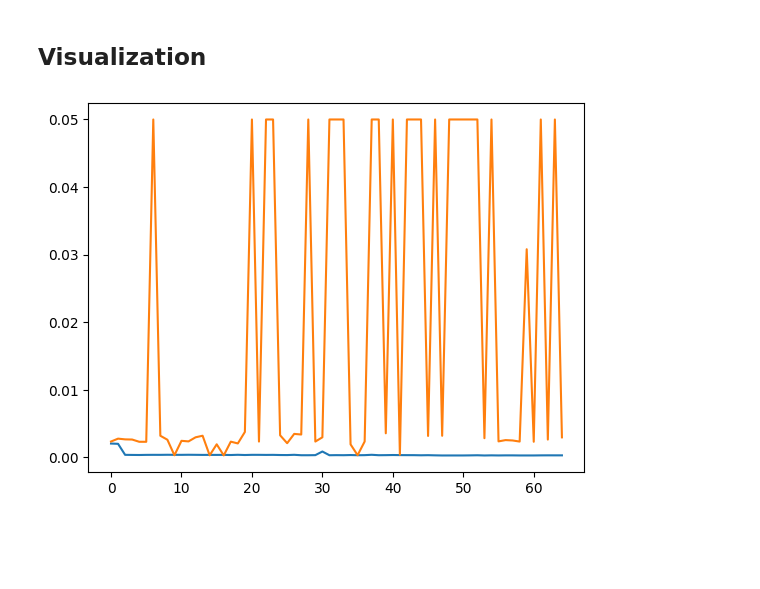
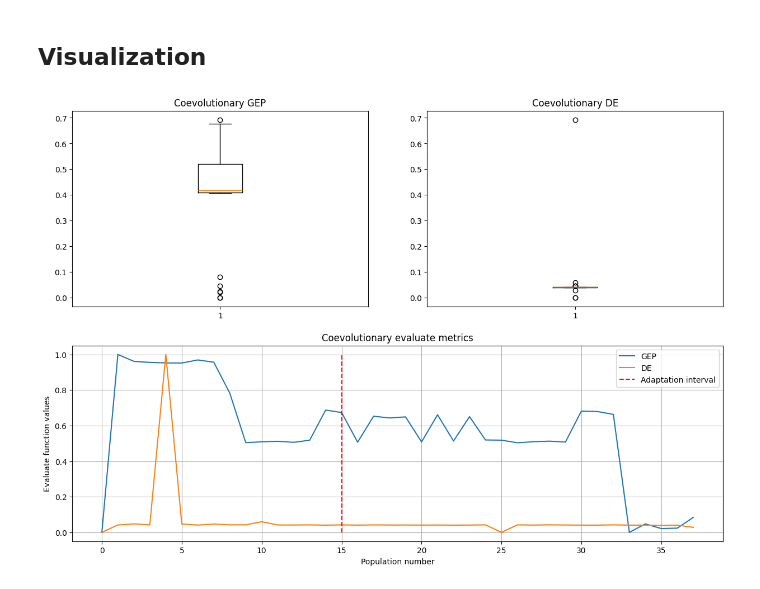
Before and after one commit to suboty/ret, a Jupyter notebook: research/coevolutionary_algorithm.ipynb, the cells around one changed output. Saved outputs shown, nothing was run; the diff lists cells and outputs as text; code cells hidden in the pictures; blank space fills up the shorter version.

Commit message:
add visualization

```diff
--- a/research/coevolutionary_algorithm.ipynb
+++ b/research/coevolutionary_algorithm.ipynb
@@ -1607,11 +1575,42 @@ pvalue for DE algorithm 0.00031
 # %%
-coev_gep_history = [x if int(x) != 1 else 0.05 for x in coev_gep_history]
-coev_de_history = [x if int(x) != 1 else 0.05 for x in coev_de_history]
+# for coevolution
+coev_gep_history = preprocess_history(coev_gep_history)
+coev_de_history = preprocess_history(coev_de_history)
+
+# for single runs
+only_gep_history = preprocess_history(only_gep_history)
+only_de_history = preprocess_history(only_de_history)
+# %%
+import matplotlib.pyplot as plt
+
+plt.rcParams["figure.figsize"] = (15,10)
 # %%
-import matplotlib.pyplot as plt
+ax1 = plt.subplot(212)
+ax1.set_title('Coevolutionary evaluate metrics')
+ax1.plot(coev_gep_history, label='GEP')
+ax1.plot(coev_de_history, label='DE')
+ax1.set_xlabel('Population number')
+ax1.set_ylabel('Evaluate function values')
+ax1.plot(
+    [ADAPTATION_LENGTH] * 2, [0, max(coev_de_history)],
+    linestyle='dashed', linewidth=1.5, color='red',
+    label='Adaptation interval'
+)
+ax1.grid()
+ax1.legend(loc="best")
 
-plt.plot(coev_gep_history)
-plt.plot(coev_de_history)
+ax2 = plt.subplot(221)
+ax2.boxplot(
+    log_history(coev_gep_history)
+)
+ax2.set_title('Coevolutionary GEP')
+
+ax3 = plt.subplot(222)
+ax3.boxplot(
+    log_history(coev_de_history)
+)
+ax3.set_title('Coevolutionary DE')
+
 plt.show()
 # %% [output]
-[figure, old version]
+[figure, new version]
```
Also changed, not shown: parts of 24 cells of this notebook.
